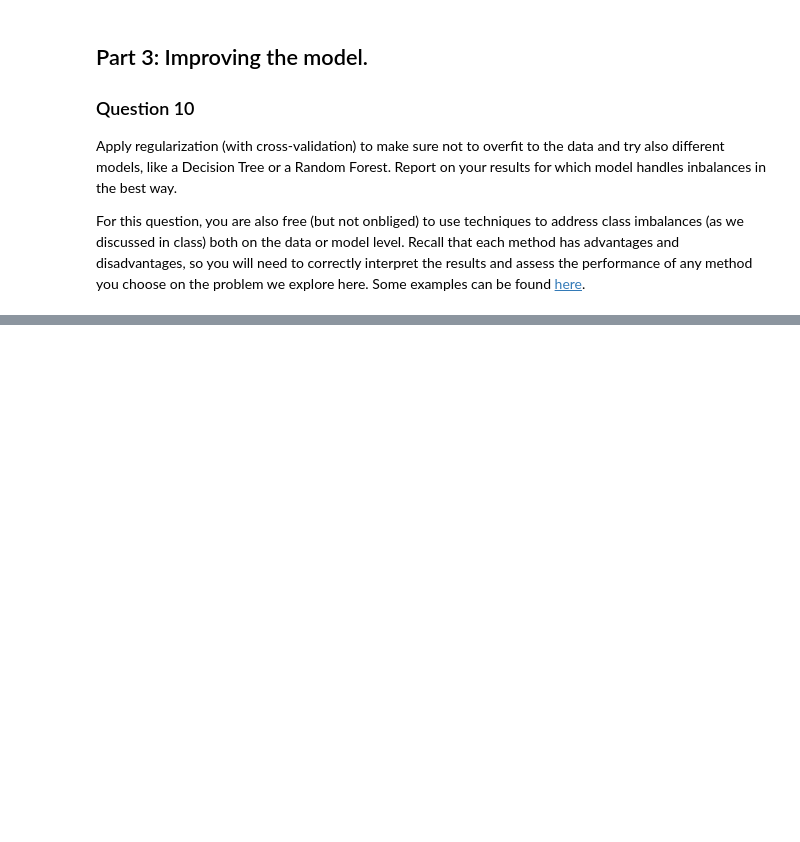
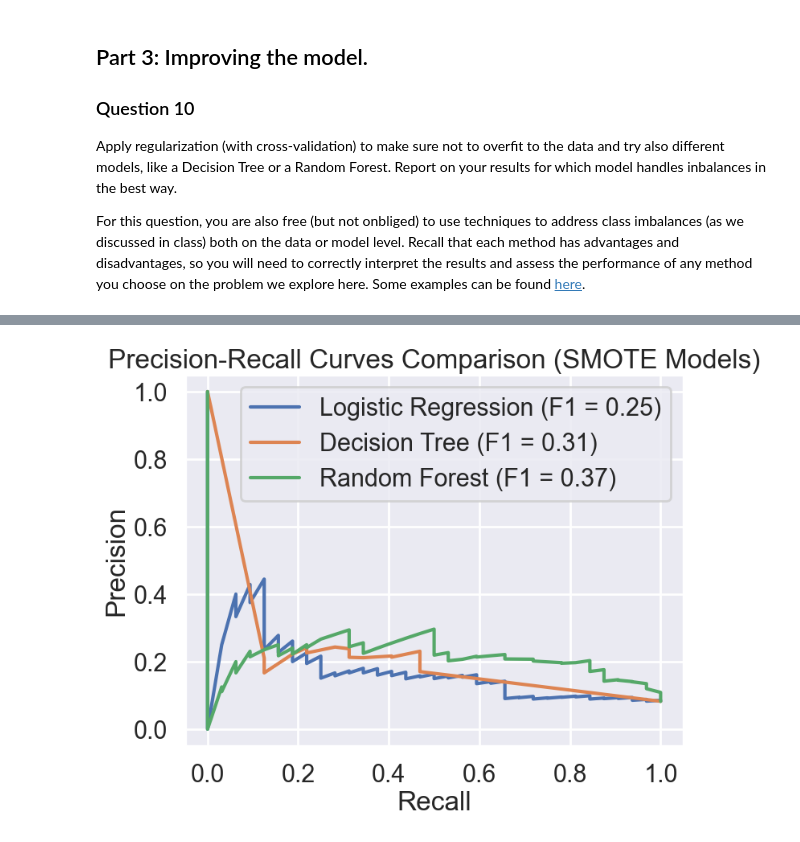
Before and after one commit to ulasawczuk/clinic3, a Jupyter notebook: clinic3/clinic3_empty_PD.ipynb, the cells around one changed output, grey strips where cells are left out. Saved outputs shown, nothing was run; the diff lists cells and outputs as text; code cells hidden in the pictures; blank space fills up the shorter version.

```diff
--- a/clinic3/clinic3_empty_PD.ipynb
+++ b/clinic3/clinic3_empty_PD.ipynb
@@ -1063,0 +1282,24 @@ plt.show()
+# %%
+from sklearn.metrics import precision_recall_curve
+
+plt.figure(figsize=(8,6))
+
+# Precision-Recall for Logistic Regression
+precision_lr, recall_lr, _ = precision_recall_curve(y_test, y_prob_lr_sm)
+plt.plot(recall_lr, precision_lr, label=f'Logistic Regression (F1 = {best_f1_lr:.2f})')
+
+# Precision-Recall for Decision Tree
+precision_tree, recall_tree, _ = precision_recall_curve(y_test, y_prob_tree_sm)
+plt.plot(recall_tree, precision_tree, label=f'Decision Tree (F1 = {best_f1_tree:.2f})')
+
+# Precision-Recall for Random Forest
+precision_rf, recall_rf, _ = precision_recall_curve(y_test, y_prob_rf_sm)
+plt.plot(recall_rf, precision_rf, label=f'Random Forest (F1 = {best_f1_rf:.2f})')
+
+plt.xlabel('Recall')
+plt.ylabel('Precision')
+plt.title('Precision-Recall Curves Comparison (SMOTE Models)')
+plt.legend(loc='upper right')
+plt.show()
+# %% [output]
+[figure, added]
```
Also changed, not shown: parts of 16 cells of this notebook, 2 other files.
